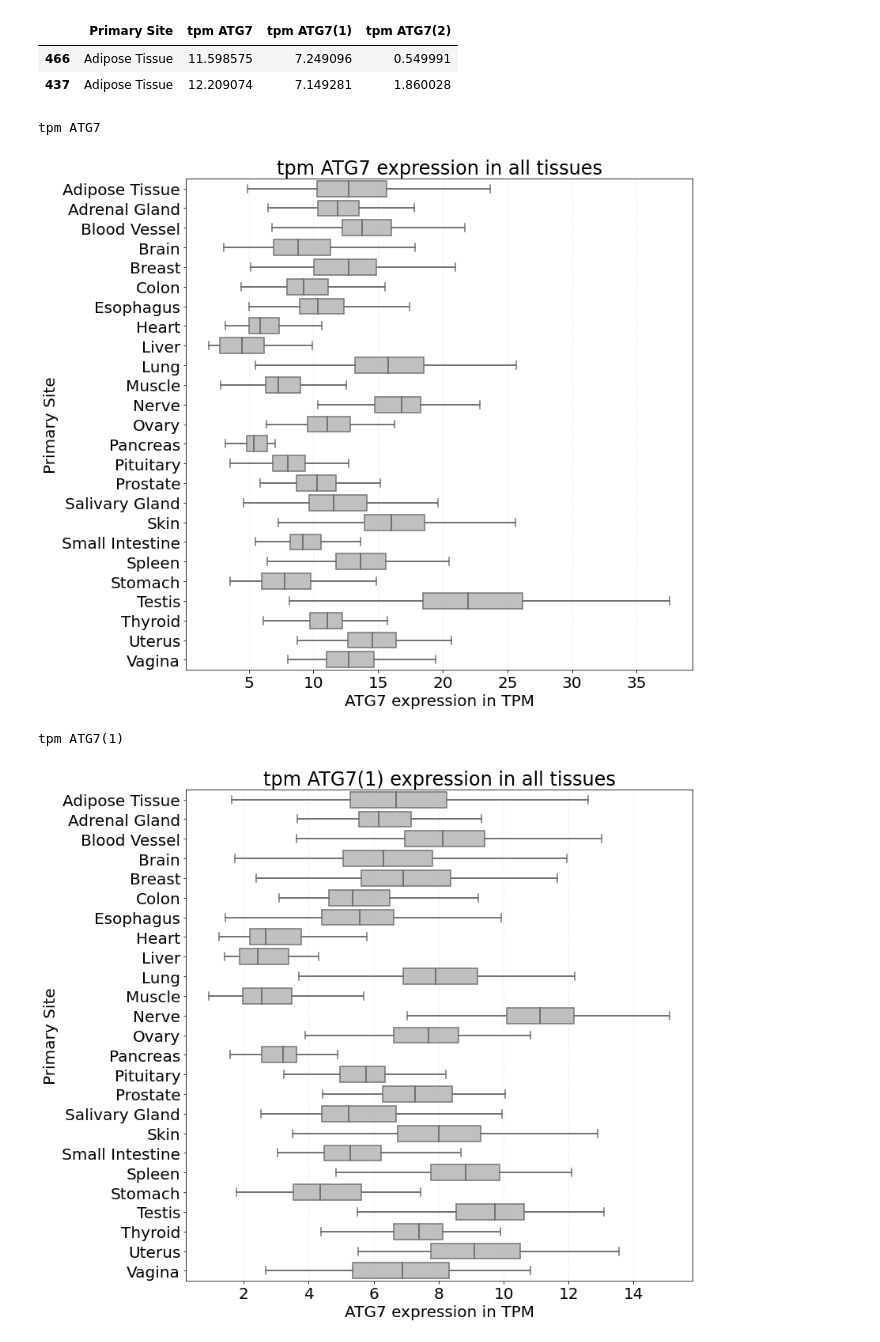
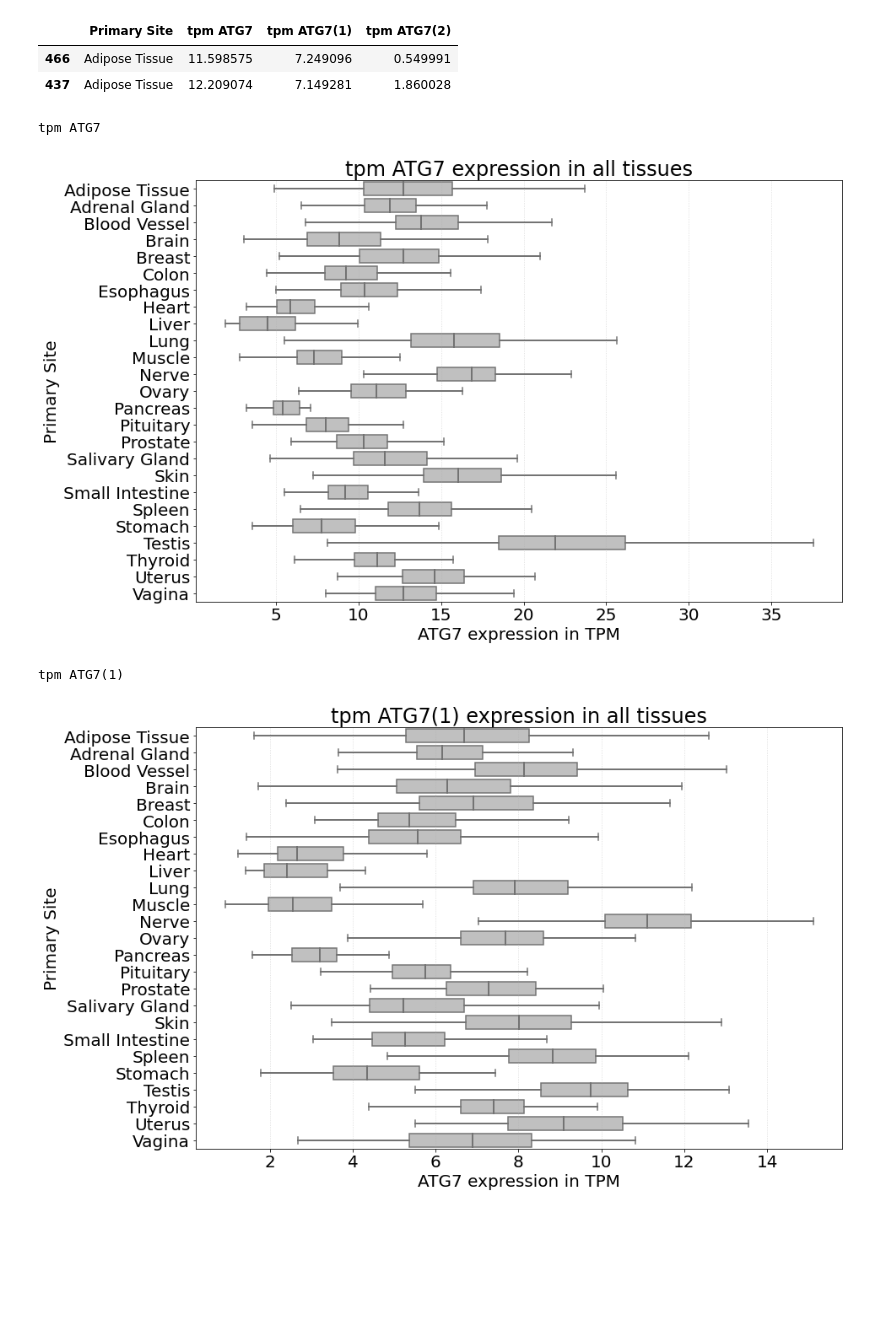
Before and after one commit to Keviosta/Article_short_isoform_ATG7_private, a Jupyter notebook: ATG7/atg7_all_tissue_analyse/ATG7 characterisation/All_tissues_Tissues_differences_ATG7_isoform_characterisation-only_normal.ipynb, the cells around one changed output. Drawn from its saved outputs; the diff is of its cells as text; code cells hidden in the pictures; blank space fills up the shorter version.

```diff
--- a/ATG7/atg7_all_tissue_analyse/ATG7 characterisation/All_tissues_Tissues_differences_ATG7_isoform_characterisation-only_normal.ipynb
+++ b/ATG7/atg7_all_tissue_analyse/ATG7 characterisation/All_tissues_Tissues_differences_ATG7_isoform_characterisation-only_normal.ipynb
@@ -160,27 +161,30 @@ df_tissues.head(2)
 # %%
 isoforms = 'tpm ATG7', 'tpm ATG7(1)', 'tpm ATG7(2)'
 color_ = 'silver'
 tissues_L = list(set(df_tissues['Primary Site']))
 
 for isoform in isoforms:
     print(isoform)
+
+    plt.subplots()
+    plt.tight_layout()
+
     seaborn.boxplot(data = df_tissues, x =  isoform, y = 'Primary Site',
                     medianprops={'lw':2}, whiskerprops={'lw':2}, showcaps=True, showfliers=False,
                     color = color_)
+
     plt.title(isoform +' expression in all tissues')
     plt.xlabel('ATG7 expression in TPM')
-    plt.tight_layout()
-    plt.subplots_adjust(top=1.2)
 
     path2 = 'figs_ATG7_characterisation/'
     name = 'boxplot_organs_' + isoform
     plt.savefig(path+path2+name+'_article.svg')
 
     plt.show()
     plt.close()
 # %% [output]
 tpm ATG7
-[figure, old version]
+[figure, new version]
 tpm ATG7(1)
-[figure, old version]
+[figure, new version]
 tpm ATG7(2)
```
Also changed, not shown: parts of 3 cells of this notebook, 1 other file.
